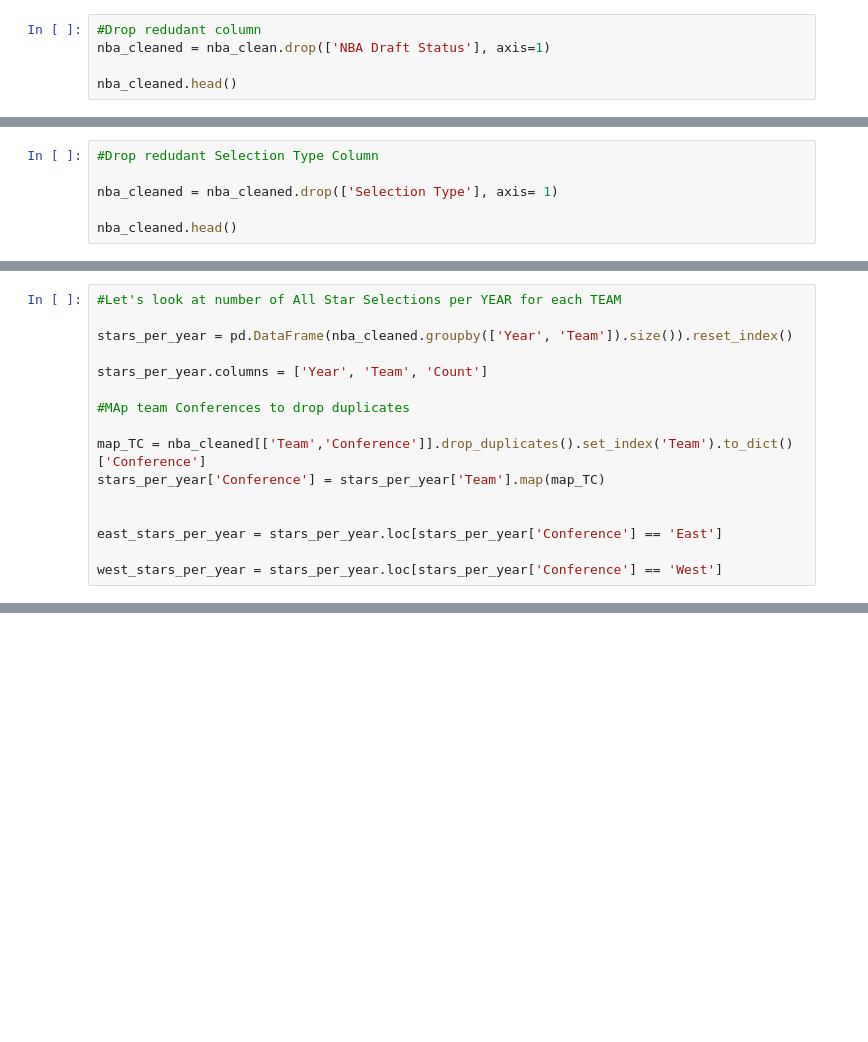
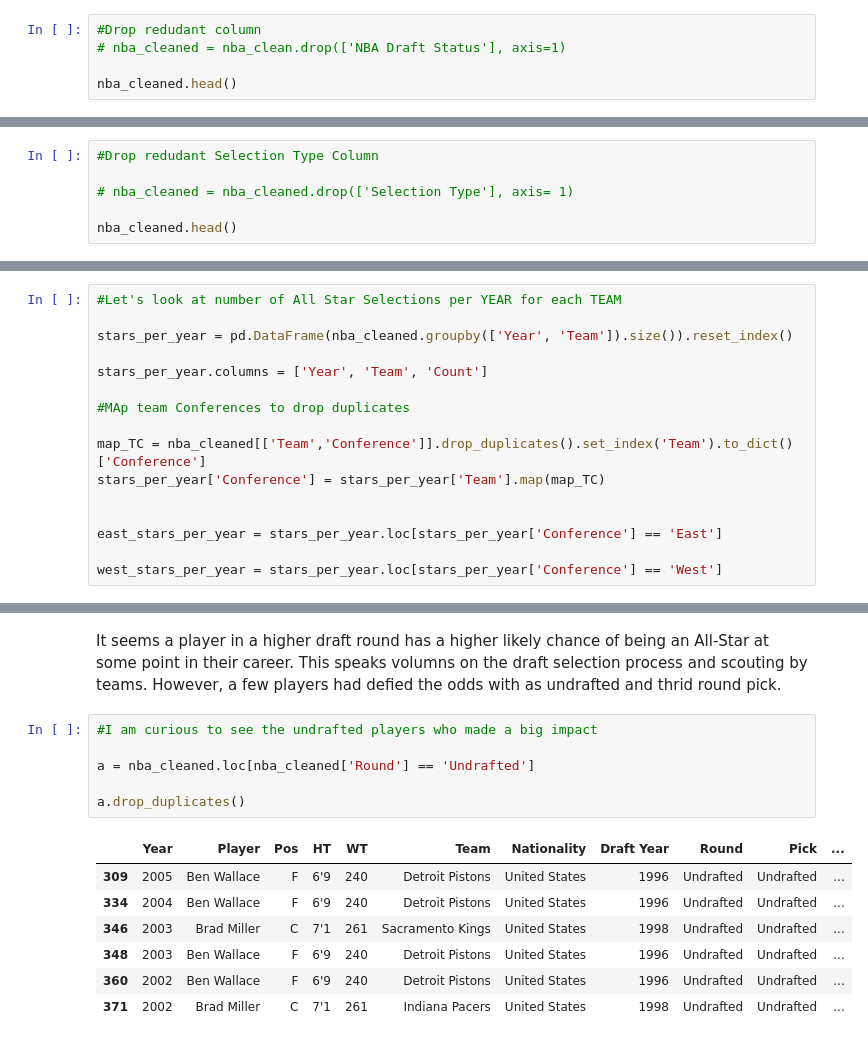
Before and after one commit to aclao89/NBA_All_Stars, a Jupyter notebook: Data Exploration for NBA All Star Games .ipynb, the cells around one changed output, grey strips where cells are left out. Cells and saved outputs as stored; diff of their text form; blank space fills up the shorter version.

Commit message:
Individual Player Analysis

```diff
--- a/Data Exploration for NBA All Star Games .ipynb
+++ b/Data Exploration for NBA All Star Games .ipynb
@@ -208,7 +211,7 @@ nba_clean.head(10)
 | 9 | 2016 | Marc Gasol | C | 7'1 | 255 | Memphis Grizzlies | Western All-Star Coaches Selection | 2007 Rnd 2 Pick 18 | World | ... |
 # %%
 #Drop redudant column
-nba_cleaned = nba_clean.drop(['NBA Draft Status'], axis=1)
+# nba_cleaned = nba_clean.drop(['NBA Draft Status'], axis=1)
 
 nba_cleaned.head()
 # %% [output]
@@ -246,7 +249,7 @@ nba_cleaned
 # %%
 #Drop redudant Selection Type Column
 
-nba_cleaned = nba_cleaned.drop(['Selection Type'], axis= 1)
+# nba_cleaned = nba_cleaned.drop(['Selection Type'], axis= 1)
 
 nba_cleaned.head()
 # %% [output]
@@ -426,0 +442,16 @@ In the Eastern Conference, the Boston Celtics, Miami Heat, Detroit Pistons, and
+# %% [markdown]
+It seems a player in a higher draft round has a higher likely chance of being an All-Star at some point in their career. This speaks volumns on the draft selection process and scouting by teams. However, a few players had defied the odds with as undrafted and thrid round pick.
+# %%
+#I am curious to see the undrafted players who made a big impact
+
+a = nba_cleaned.loc[nba_cleaned['Round'] == 'Undrafted']
+
+a.drop_duplicates()
+# %% [output]
+|  | Year | Player | Pos | HT | WT | Team | Nationality | Draft Year | Round | Pick | ... |
+| 309 | 2005 | Ben Wallace | F | 6'9 | 240 | Detroit Pistons | United States | 1996 | Undrafted | Undrafted | ... |
+| 334 | 2004 | Ben Wallace | F | 6'9 | 240 | Detroit Pistons | United States | 1996 | Undrafted | Undrafted | ... |
+| 346 | 2003 | Brad Miller | C | 7'1 | 261 | Sacramento Kings | United States | 1998 | Undrafted | Undrafted | ... |
+| 348 | 2003 | Ben Wallace | F | 6'9 | 240 | Detroit Pistons | United States | 1996 | Undrafted | Undrafted | ... |
+| 360 | 2002 | Ben Wallace | F | 6'9 | 240 | Detroit Pistons | United States | 1996 | Undrafted | Undrafted | ... |
+| 371 | 2002 | Brad Miller | C | 7'1 | 261 | Indiana Pacers | United States | 1998 | Undrafted | Undrafted | ... |
```
Also changed, not shown: parts of 11 cells of this notebook.
